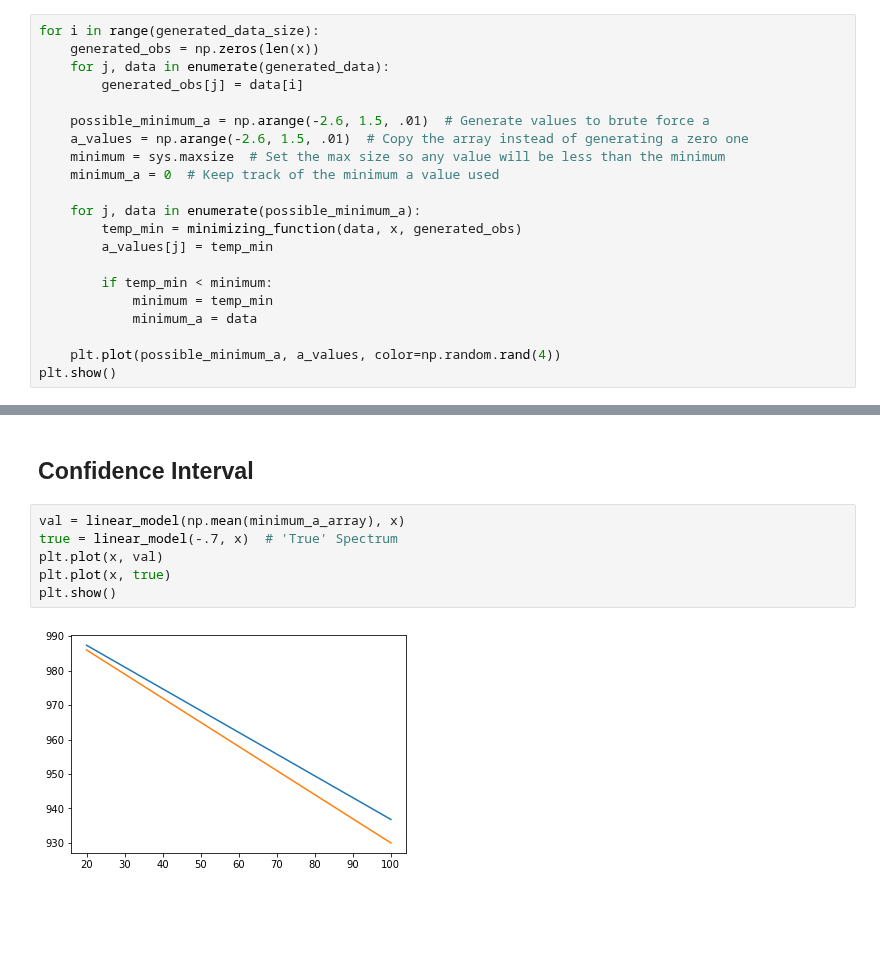
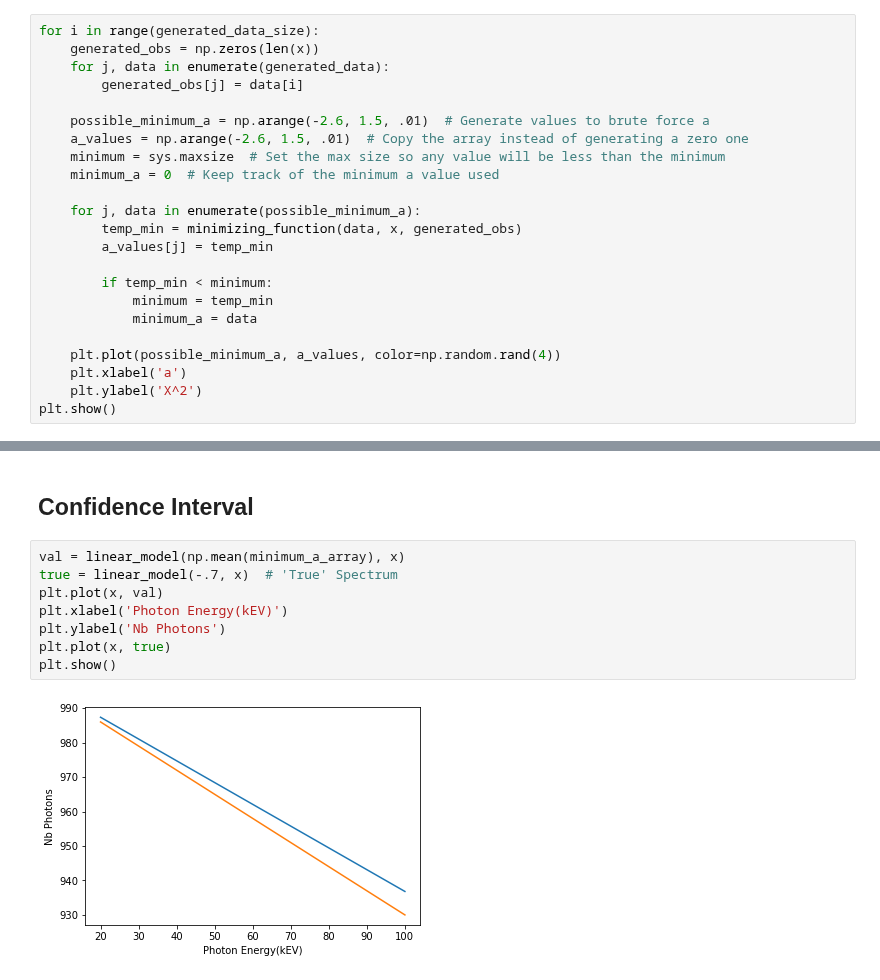
Before and after one commit to jeffschulthies/ASTR-3411, a Jupyter notebook: Week-5/Assignment.ipynb, the cells around one changed output, grey strips where cells are left out. Saved outputs shown, nothing was run; the diff lists cells and outputs as text; blank space fills up the shorter version.

```diff
--- a/Week-5/Assignment.ipynb
+++ b/Week-5/Assignment.ipynb
@@ -204,6 +215,8 @@ for i in range(generated_data_size):
             minimum_a = data
 
     plt.plot(possible_minimum_a, a_values, color=np.random.rand(4))
+    plt.xlabel('a')
+    plt.ylabel('X^2')
 plt.show()
 # %% [output]
 [figure]
@@ -250,8 +268,10 @@ plt.show()
 # %%
 val = linear_model(np.mean(minimum_a_array), x)
 true = linear_model(-.7, x)  # 'True' Spectrum
 plt.plot(x, val)
+plt.xlabel('Photon Energy(kEV)')
+plt.ylabel('Nb Photons')
 plt.plot(x, true)
 plt.show()
 # %% [output]
-[figure, old version]
+[figure, new version]
```
Also changed, not shown: parts of 7 cells of this notebook.
